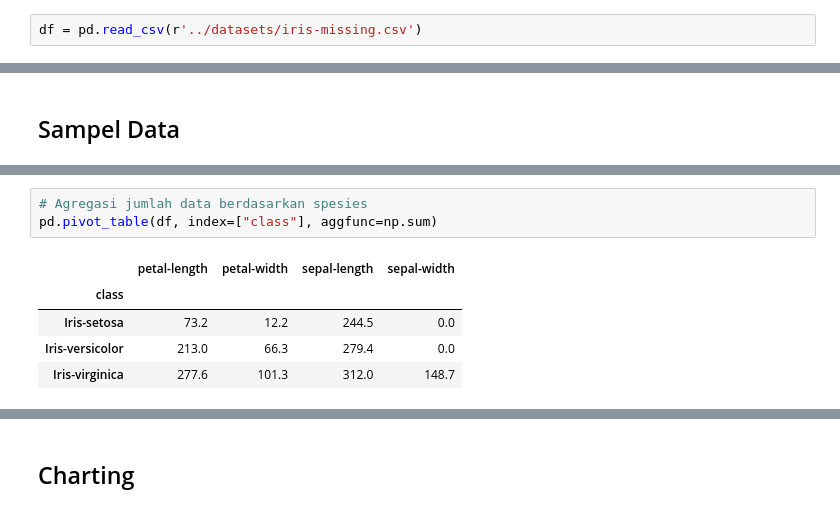
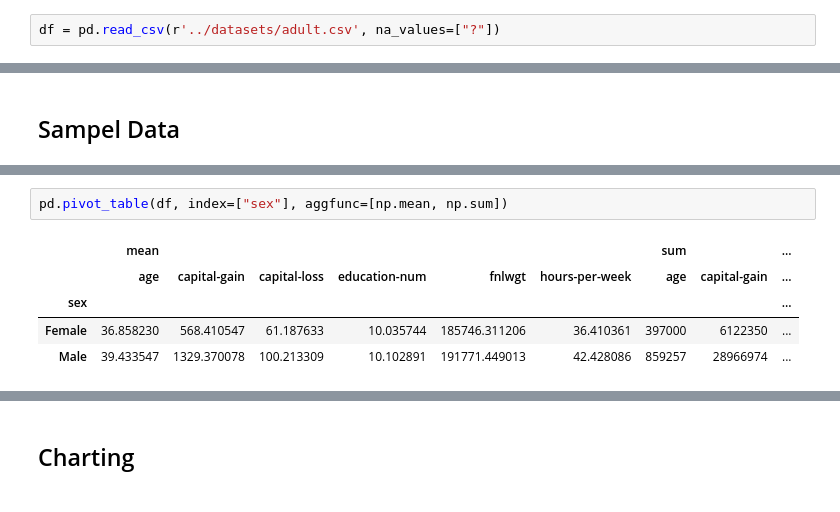
Before and after one commit to Kodesiana/book-ml-python, a Jupyter notebook: jupyter/exploratory-data-analysis.ipynb, the cells around one changed output, grey strips where cells are left out. Drawn from its saved outputs; the diff is of its cells as text.

```diff
--- a/jupyter/exploratory-data-analysis.ipynb
+++ b/jupyter/exploratory-data-analysis.ipynb
@@ -11,7 +10,7 @@ import seaborn as sns
 # %% [markdown]
 ## Membaca Data
 # %%
-df = pd.read_csv(r'../datasets/iris-missing.csv')
+df = pd.read_csv(r'../datasets/adult.csv', na_values=["?"])
 # %% [markdown]
 ## Keterangan Kolom
 # %%
@@ -81,9 +194,8 @@ df.tail()
 # %%
-# Agregasi jumlah data berdasarkan spesies
-pd.pivot_table(df, index=["class"], aggfunc=np.sum)
+pd.pivot_table(df, index=["sex"], aggfunc=[np.mean, np.sum])
 # %% [output]
-|  | petal-length | petal-width | sepal-length | sepal-width |
-| class |  |  |  |  |
-| Iris-setosa | 73.2 | 12.2 | 244.5 | 0.0 |
-| Iris-versicolor | 213.0 | 66.3 | 279.4 | 0.0 |
-| Iris-virginica | 277.6 | 101.3 | 312.0 | 148.7 |
+|  | mean |  |  |  |  |  | sum |  | ... |
+|  | age | capital-gain | capital-loss | education-num | fnlwgt | hours-per-week | age | capital-gain | ... |
+| sex |  |  |  |  |  |  |  |  | ... |
+| Female | 36.858230 | 568.410547 | 61.187633 | 10.035744 | 185746.311206 | 36.410361 | 397000 | 6122350 | ... |
+| Male | 39.433547 | 1329.370078 | 100.213309 | 10.102891 | 191771.449013 | 42.428086 | 859257 | 28966974 | ... |
```
Also changed, not shown: parts of 52 cells of this notebook, 3 other files.
